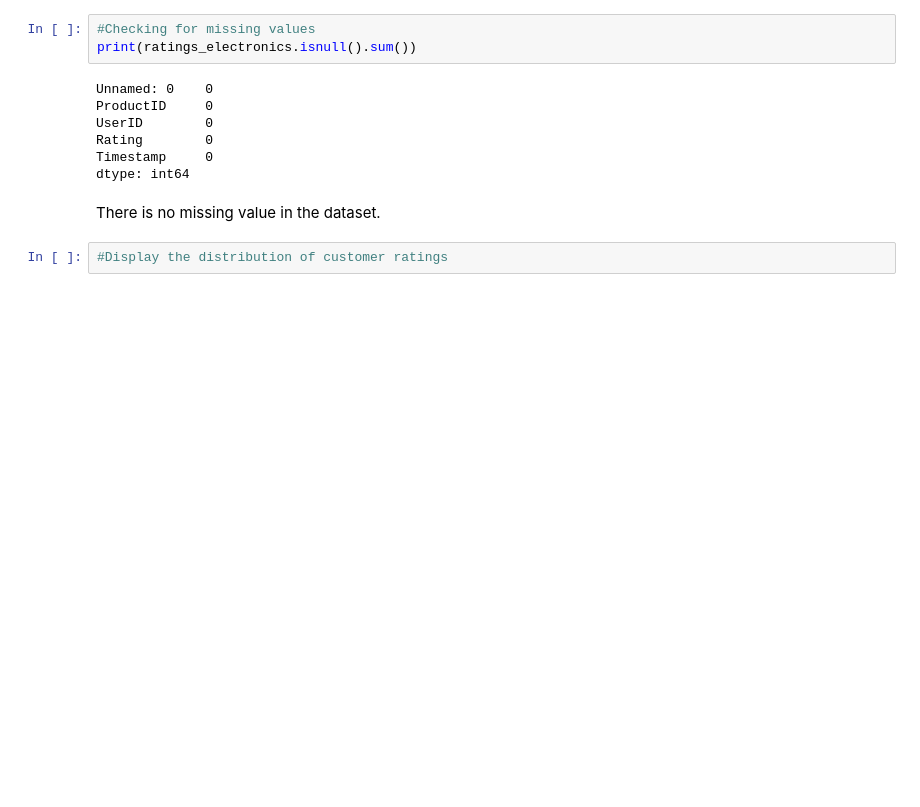
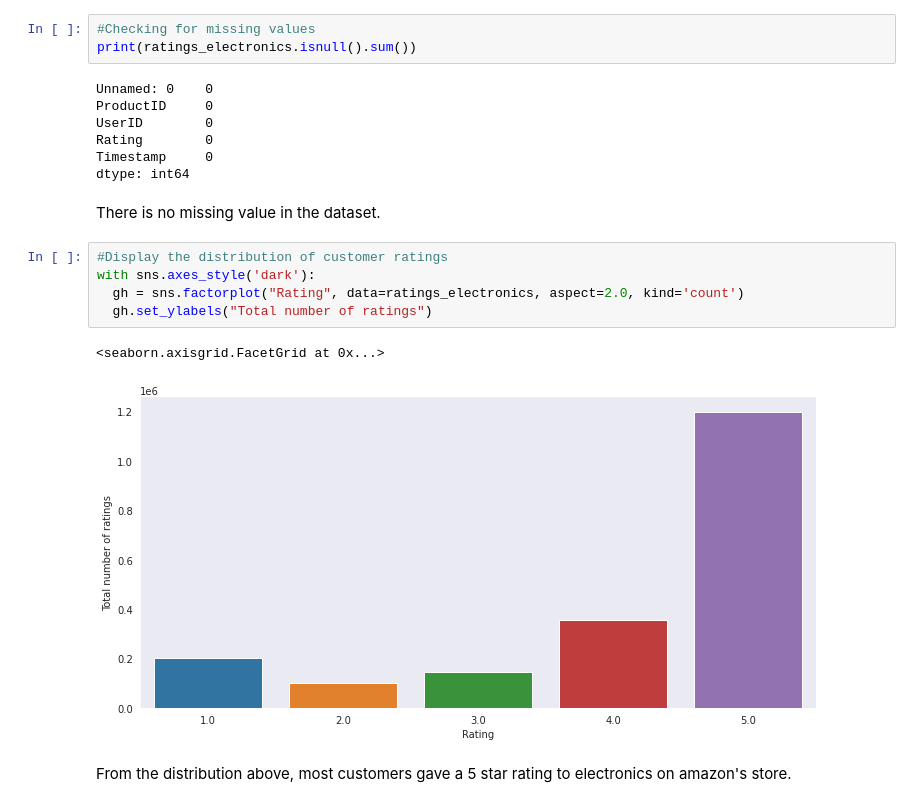
Before and after one commit to Blaisekhan/Capstone-Project---Recommender-Systems, a Jupyter notebook: Capstone_codes.ipynb, the cells around one changed output. Saved outputs shown, nothing was run; the diff lists cells and outputs as text; blank space fills up the shorter version.

```diff
--- a/Capstone_codes.ipynb
+++ b/Capstone_codes.ipynb
@@ -157,5 +159,13 @@ Timestamp     0
 dtype: int64
 # %% [markdown]
 There is no missing value in the dataset.
-# %%
-#Display the distribution of customer ratings
+# %%
+#Display the distribution of customer ratings
+with sns.axes_style('dark'):
+  gh = sns.factorplot("Rating", data=ratings_electronics, aspect=2.0, kind='count')
+  gh.set_ylabels("Total number of ratings")
+# %% [output]
+<seaborn.axisgrid.FacetGrid at 0x...>
+[figure, added]
+# %% [markdown]
+From the distribution above, most customers gave a 5 star rating to electronics on amazon's store.
```
Also changed, not shown: parts of 3 cells of this notebook.
